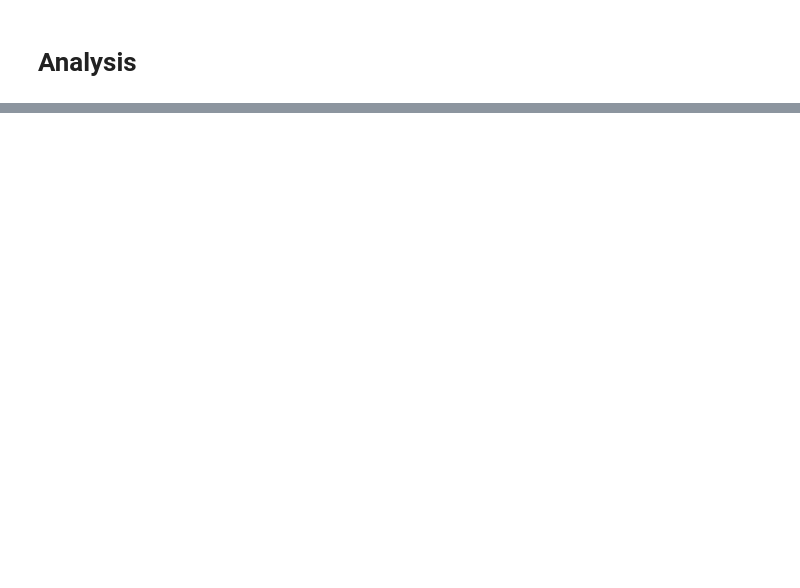
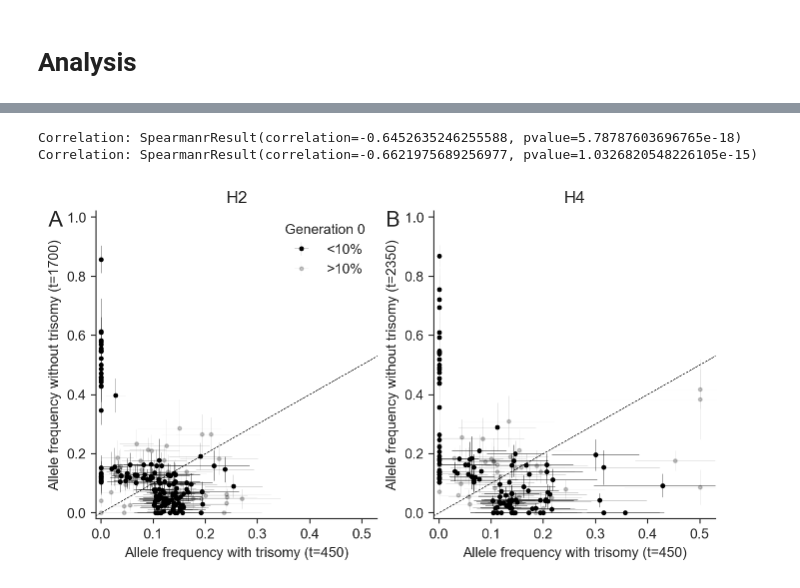
Before and after one commit to yoavram-lab/Heatrisomy, a Jupyter notebook: notebooks/mutation_analysis.ipynb, the cells around one changed output, grey strips where cells are left out. Drawn from its saved outputs; the diff is of its cells as text; code cells hidden in the pictures; blank space fills up the shorter version.

```diff
--- a/notebooks/mutation_analysis.ipynb
+++ b/notebooks/mutation_analysis.ipynb
@@ -167 +186,43 @@ fig.tight_layout()
+# %%
+fig, axes = plt.subplots(1, 2, figsize=(8, 4), sharex=True)
+kwargs = dict(ls='', marker='.', c='k', elinewidth=0.2, markersize=5)
+
+for col, data in enumerate([data_B, data_D]):
+    ax = axes[col]
+    traj = data[['ancestor_alt','aneuploidy_alt','evolved_alt']].values
+    err = data[['ancestor_alt_err','aneuploidy_alt_err','evolved_alt_err']].values
+    idx = traj[:,0] < th
+
+    ax.errorbar(traj[idx, 1], traj[idx, 2], xerr=err[idx,1], yerr=err[idx,2], **kwargs)
+    ax.errorbar(traj[~idx, 1], traj[~idx, 2], xerr=err[~idx,1], yerr=err[~idx,2], alpha=0.2, **kwargs)
+    print("Correlation:", scipy.stats.spearmanr(traj[idx, 1], traj[idx, 2]))
+    if col==0:
+        ax.legend(['<{:.0%}'.format(th), '>{:.0%}'.format(th)], title='Generation 0', frameon=False)
+#     ax.axhline(0.2, color='k', ls='--', lw=1)
+#     ax.axvline(0.03, color='k', ls='--', lw=1)
+    ax.plot(np.linspace(-1,1), np.linspace(-1,1), ls='--', color='k', lw=0.5)
+    ax.set(
+        title=['H2','H4'][col],
+#         xlabel='Frequency at generation {}'.format(t[col][1]),
+#         ylabel='Frequency at generation {}'.format(t[col][-1]),
+        xlabel='Allele frequency with trisomy (t={})'.format(t[col][1]),
+        ylabel='Allele frequency without trisomy (t={})'.format(t[col][-1]),
+        ylim=(-0.02, 1.02),
+        yticks=np.arange(0, 1.1, 0.2),
+
+    )
+axes[0].set(
+    xticks=[0, 0.1, 0.2, 0.3],
+    xlim=(-0.01, 0.3),
+)
+axes[1].set(
+    xticks=[0, 0.1, 0.2, 0.3, 0.4, 0.5],
+    xlim=(-0.01, 0.53),
+)
+fig_panel_labels(axes, xcoord=-0.17, ycoord=0.95)
+sns.despine()
+# %% [output]
+Correlation: SpearmanrResult(correlation=-0.6452635246255588, pvalue=5.78787603696765e-18)
+Correlation: SpearmanrResult(correlation=-0.6621975689256977, pvalue=1.0326820548226105e-15)
+[figure, added]
 # %%
```
Also changed, not shown: parts of 16 cells of this notebook.
